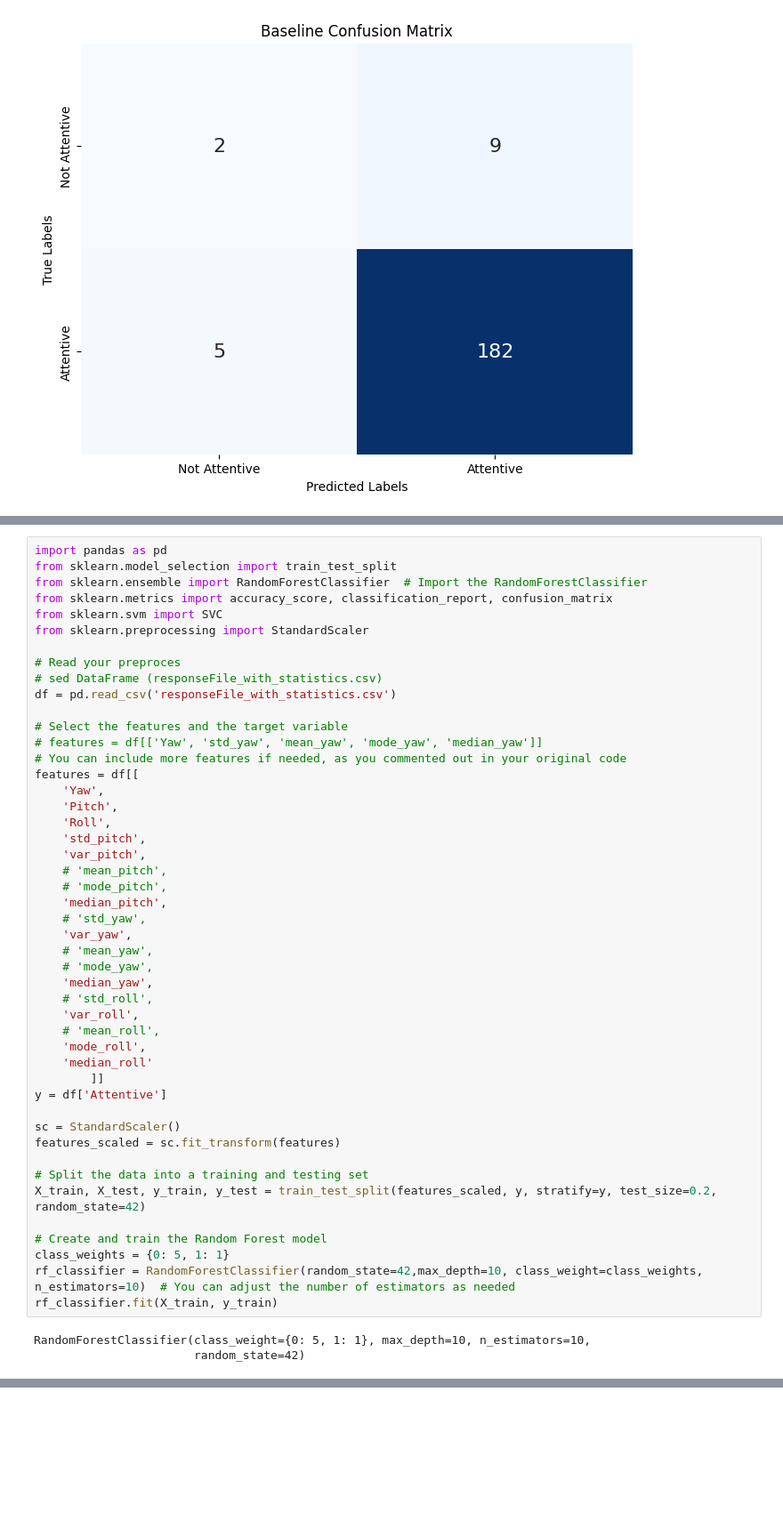
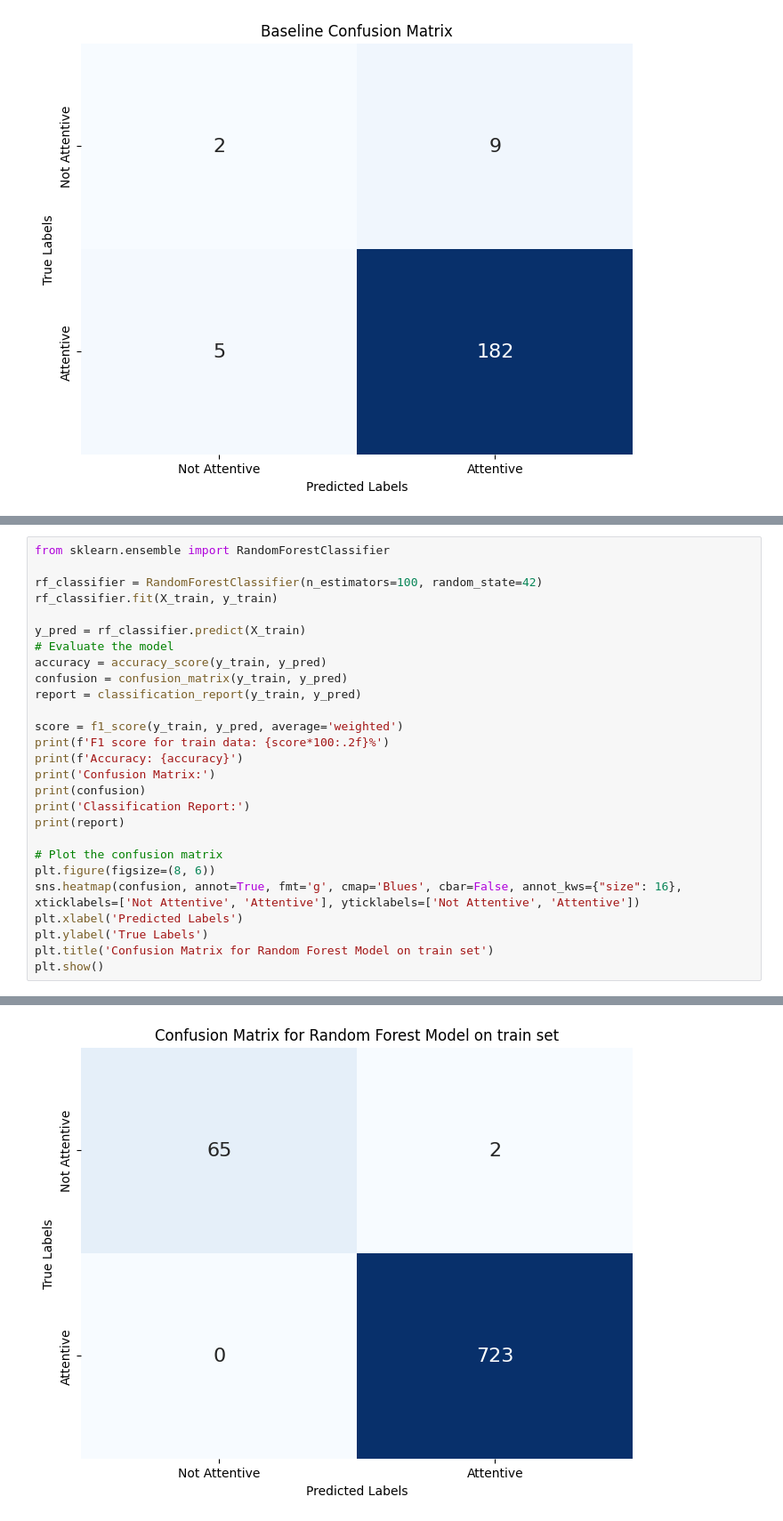
Before and after one commit to Waleed-Mujahid/attentiveness_detection_vr, a Jupyter notebook: parse.ipynb, the cells around one changed output, grey strips where cells are left out. Shown at 89% size. Drawn from its saved outputs; the diff is of its cells as text; blank space fills up the shorter version.

```diff
--- a/parse.ipynb
+++ b/parse.ipynb
@@ -649,50 +471,28 @@ KeyboardInterrupt:
-# %%
-import pandas as pd
-from sklearn.model_selection import train_test_split
-from sklearn.ensemble import RandomForestClassifier  # Import the RandomForestClassifier
-from sklearn.metrics import accuracy_score, classification_report, confusion_matrix
-from sklearn.svm import SVC
-from sklearn.preprocessing import StandardScaler
-
-# Read your preproces
-# sed DataFrame (responseFile_with_statistics.csv)
-df = pd.read_csv('responseFile_with_statistics.csv')
-
-# Select the features and the target variable
-# features = df[['Yaw', 'std_yaw', 'mean_yaw', 'mode_yaw', 'median_yaw']]
-# You can include more features if needed, as you commented out in your original code
-features = df[[
-    'Yaw',
-    'Pitch',
-    'Roll',
-    'std_pitch',
-    'var_pitch',
-    # 'mean_pitch',
-    # 'mode_pitch',
-    'median_pitch',
-    # 'std_yaw',
-    'var_yaw',
-    # 'mean_yaw',
-    # 'mode_yaw',
-    'median_yaw',
-    # 'std_roll',
-    'var_roll',
-    # 'mean_roll',
-    'mode_roll',
-    'median_roll'
-        ]]
-y = df['Attentive']
-
-sc = StandardScaler()
-features_scaled = sc.fit_transform(features)
-
-# Split the data into a training and testing set
-X_train, X_test, y_train, y_test = train_test_split(features_scaled, y, stratify=y, test_size=0.2, random_state=42)
-
-# Create and train the Random Forest model
-class_weights = {0: 5, 1: 1}
-rf_classifier = RandomForestClassifier(random_state=42,max_depth=10, class_weight=class_weights, n_estimators=10)  # You can adjust the number of estimators as needed
-rf_classifier.fit(X_train, y_train)
-# %% [output]
-RandomForestClassifier(class_weight={0: 5, 1: 1}, max_depth=10, n_estimators=10,
-                       random_state=42)
+# %%
+from sklearn.ensemble import RandomForestClassifier
+
+rf_classifier = RandomForestClassifier(n_estimators=100, random_state=42)
+rf_classifier.fit(X_train, y_train)
+
+y_pred = rf_classifier.predict(X_train)
+# Evaluate the model
+accuracy = accuracy_score(y_train, y_pred)
+confusion = confusion_matrix(y_train, y_pred)
+report = classification_report(y_train, y_pred)
+
+score = f1_score(y_train, y_pred, average='weighted')
+print(f'F1 score for train data: {score*100:.2f}%')
+print(f'Accuracy: {accuracy}')
+print('Confusion Matrix:')
+print(confusion)
+print('Classification Report:')
+print(report)
+
+# Plot the confusion matrix
+plt.figure(figsize=(8, 6))
+sns.heatmap(confusion, annot=True, fmt='g', cmap='Blues', cbar=False, annot_kws={"size": 16}, xticklabels=['Not Attentive', 'Attentive'], yticklabels=['Not Attentive', 'Attentive'])
+plt.xlabel('Predicted Labels')
+plt.ylabel('True Labels')
+plt.title('Confusion Matrix for Random Forest Model on train set')
+plt.show()
+# %% [output]
@@ -699,2 +513,3 @@ RandomForestClassifier(class_weight={0: 5, 1: 1}, max_depth=10, n_estimators=10,
+[figure, added]
 # %%
 # Make predictions on the test set
```
Also changed, not shown: parts of 39 cells of this notebook, 16 other files.
